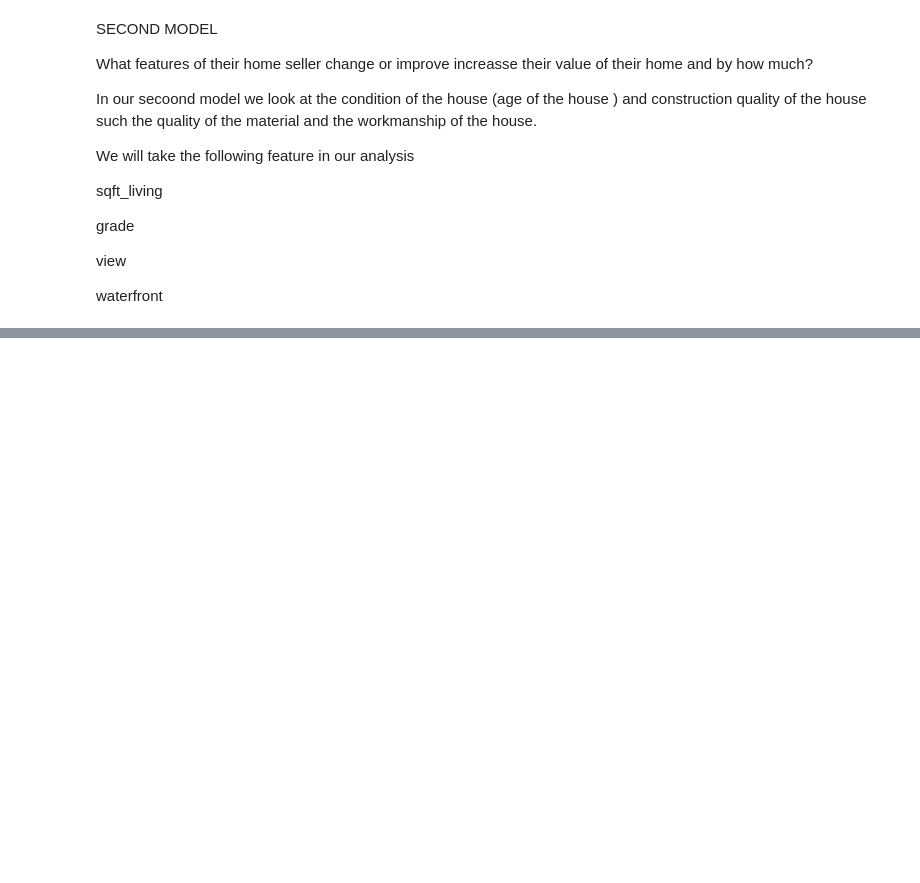
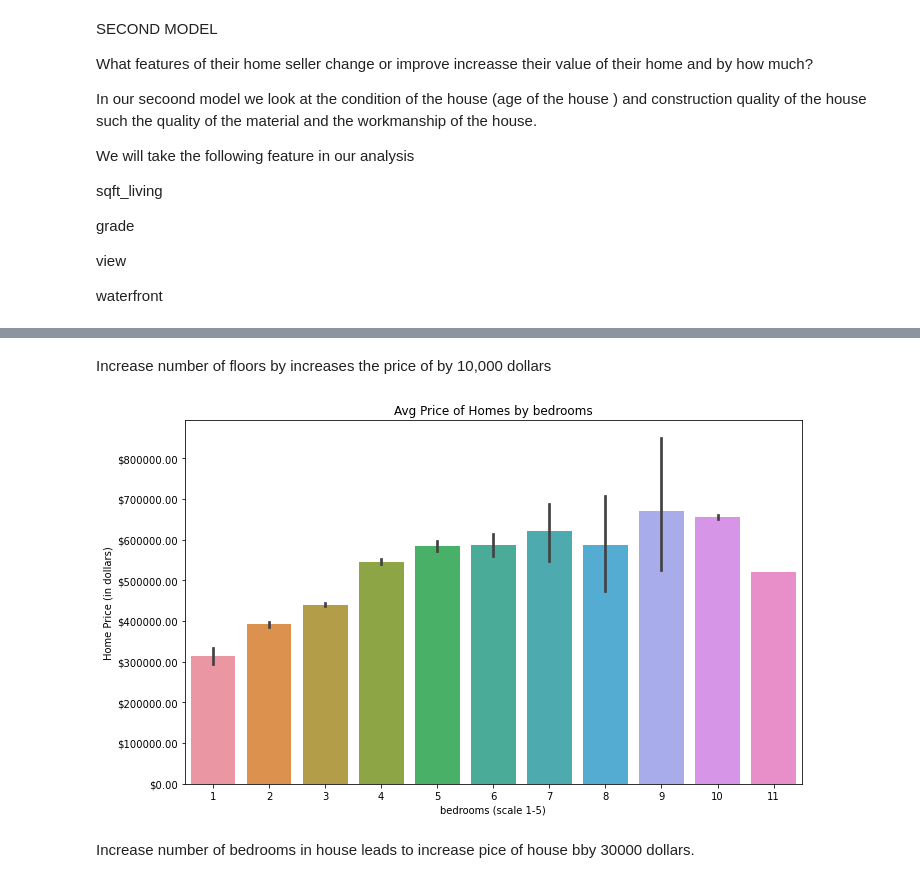
Before and after one commit to kigenb/linear_regression, a Jupyter notebook: Linear_regressiion_project.ipynb, the cells around one changed output, grey strips where cells are left out. Saved outputs shown, nothing was run; the diff lists cells and outputs as text; code cells hidden in the pictures; blank space fills up the shorter version.

```diff
--- a/Linear_regressiion_project.ipynb
+++ b/Linear_regressiion_project.ipynb
@@ -860,0 +958,23 @@ Model Mean Absolute Error: 156628.465461097
+# %% [markdown]
+Increase number of floors by increases the price of  by 10,000 dollars
+# %%
+fig, ax = plt.subplots(figsize=(10,6))
+
+sns.barplot(ax=ax,
+            x='bedrooms',
+            y='price',
+            data=df_clean)
+ax.set_xlabel('bedrooms (scale 1-5)')
+ax.set_ylabel('Home Price (in dollars)')
+ax.set_title('Avg Price of Homes by bedrooms')
+ax.yaxis.set_major_formatter('${x:1.2f}')
+
+plt.tight_layout()
+
+plt.savefig
+
+plt.show()
+# %% [output]
+[figure, added]
+# %% [markdown]
+Increase number of bedrooms in house leads to increase  pice of house bby 30000 dollars.
```
Also changed, not shown: parts of 31 cells of this notebook, 1 other file.
